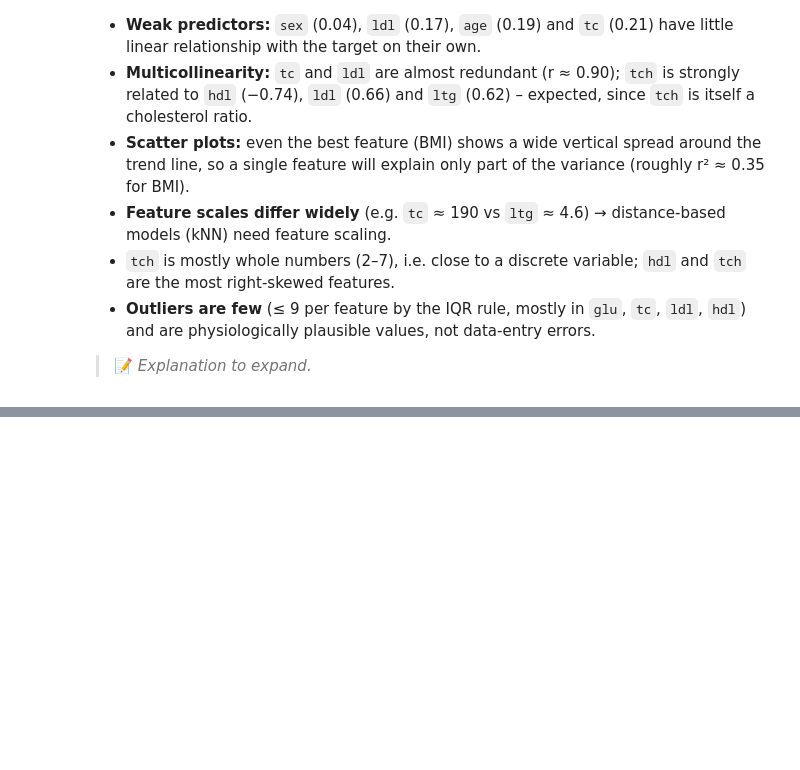
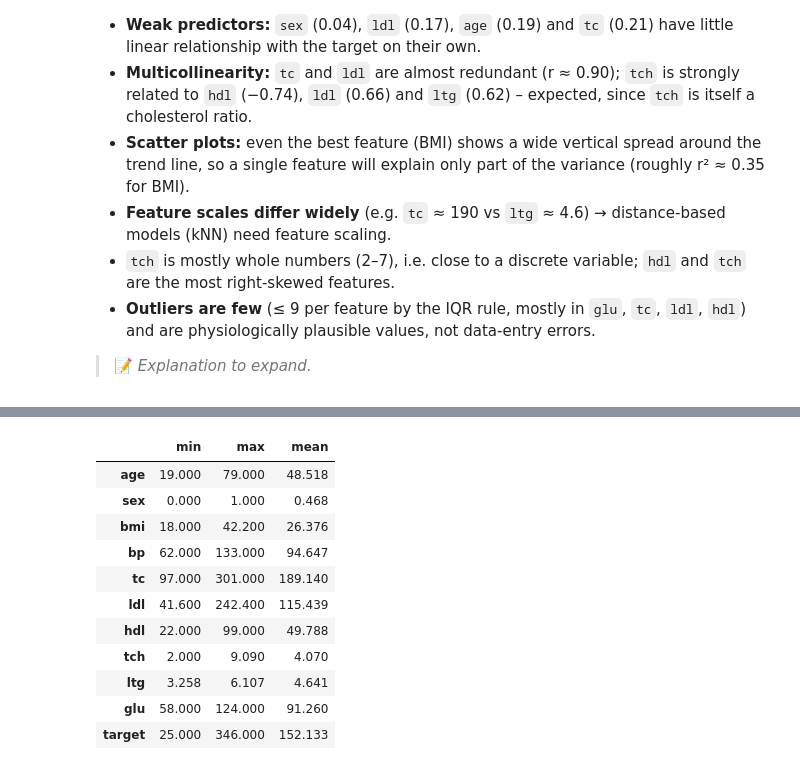
Before and after one commit to Namypark/diabetes-progression-lab2, a Jupyter notebook: lab2_diabetes.ipynb, the cells around one changed output, grey strips where cells are left out. Saved outputs shown, nothing was run; the diff lists cells and outputs as text; code cells hidden in the pictures; blank space fills up the shorter version.

Commit message:
Step 4: clean data

```diff
--- a/lab2_diabetes.ipynb
+++ b/lab2_diabetes.ipynb
@@ -273,0 +288,19 @@ corr["target"].drop("target").sort_values(key=abs, ascending=False).to_frame("co
+# %%
+df_clean = df.copy()
+df_clean["sex"] = (df_clean["sex"] == 2).astype(int)
+
+assert df_clean.isna().sum().sum() == 0
+df_clean.describe().T[["min", "max", "mean"]]
+# %% [output]
+|  | min | max | mean |
+| age | 19.000 | 79.000 | 48.518 |
+| sex | 0.000 | 1.000 | 0.468 |
+| bmi | 18.000 | 42.200 | 26.376 |
+| bp | 62.000 | 133.000 | 94.647 |
+| tc | 97.000 | 301.000 | 189.140 |
+| ldl | 41.600 | 242.400 | 115.439 |
+| hdl | 22.000 | 99.000 | 49.788 |
+| tch | 2.000 | 9.090 | 4.070 |
+| ltg | 3.258 | 6.107 | 4.641 |
+| glu | 58.000 | 124.000 | 91.260 |
+| target | 25.000 | 346.000 | 152.133 |
```
Also changed, not shown: parts of 1 cell of this notebook.
